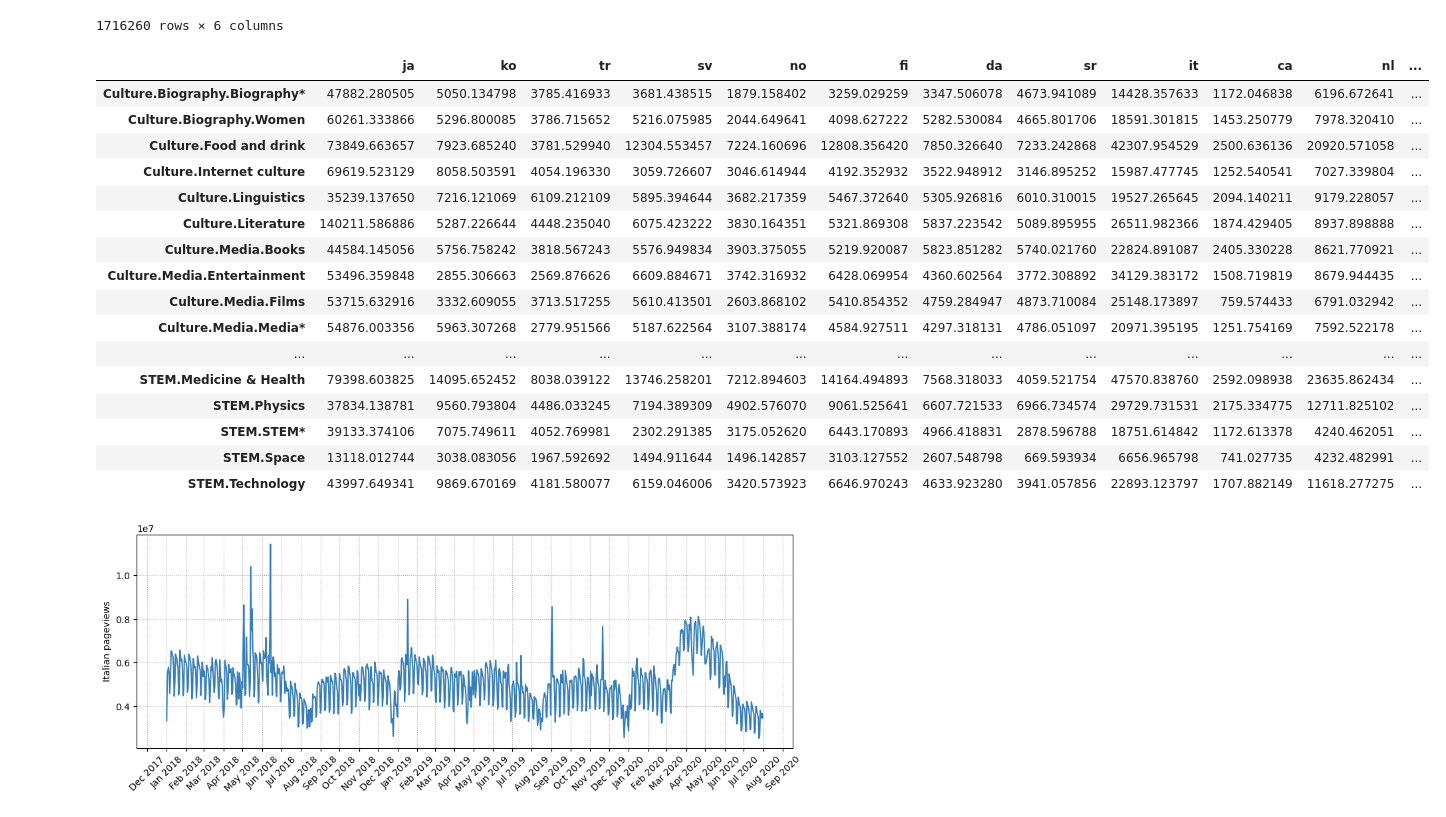
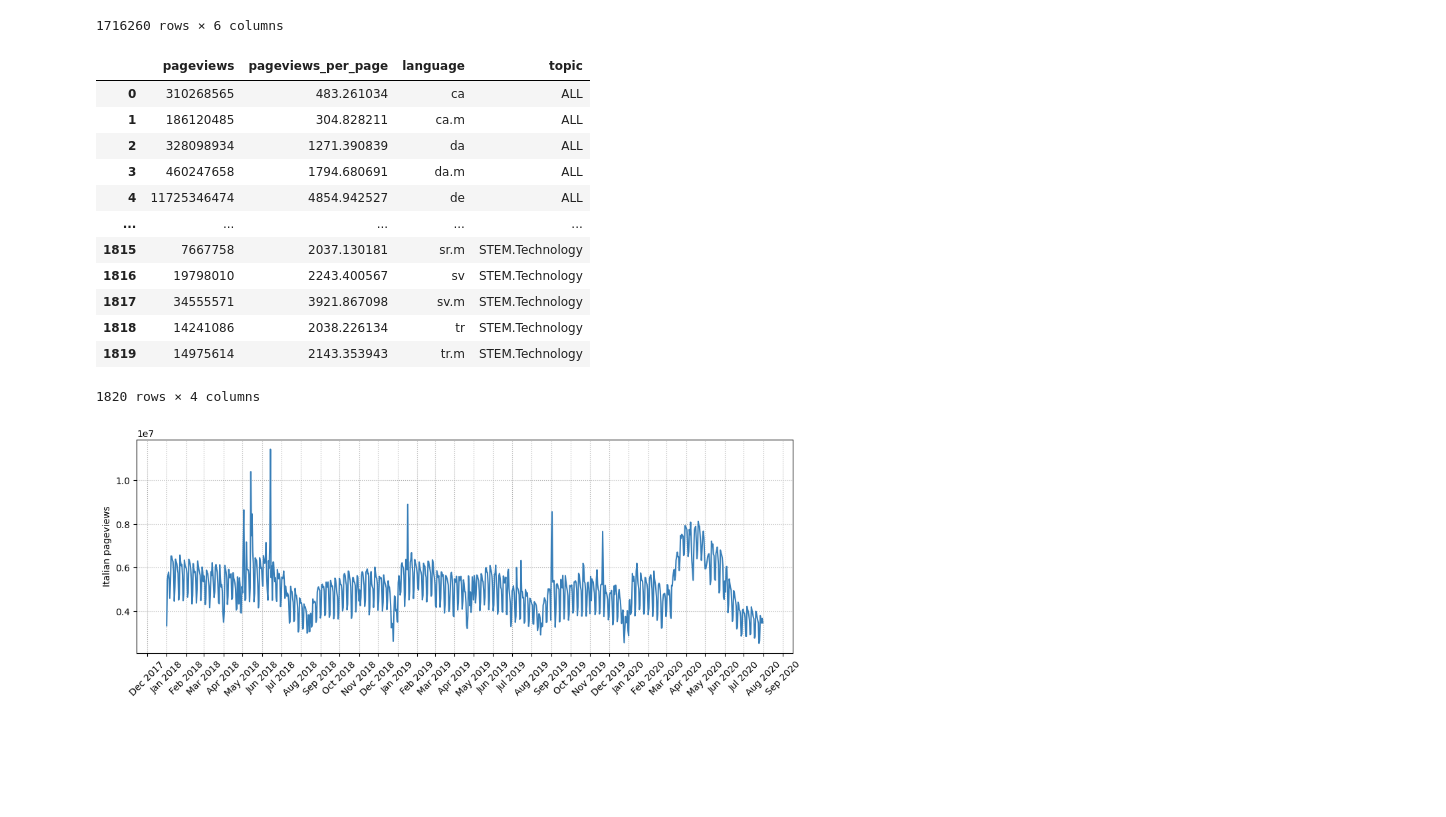
Before and after one commit to epfl-ada/ada-2023-project-rablashijupa, a Jupyter notebook: Wikipedia_Culture.ipynb, the cells around one changed output. Cells and saved outputs as stored; diff of their text form; code cells hidden in the pictures; blank space fills up the shorter version.

```diff
--- a/Wikipedia_Culture.ipynb
+++ b/Wikipedia_Culture.ipynb
@@ -50,7 +50,7 @@ for language in agg:
     topics_data = language_data['topics'] # dict with the timeseries of each topic
 
     if 0 in all_sum.values:
-        all_sum.replace(0, 1)
+        all_sum.replace(0, 1, inplace=True)
 
     for topic, topic_data in topics_data.items():
         topic_len = topic_data['len'] # number of articles for a topic
@@ -94,53 +94,32 @@ display(df_timeseries)
 | 1716259 | 661794 | 1.349735 | ko | 2020-07-31 | ALL | 1.000000 |
 1716260 rows × 6 columns
 # %%
-# Creating a dataframe to represent minmax normalized pageviews per page for each topic (by language)
-topics_dict = {}
-for key in lang_codes:
-    topics_dict[key] = {}
-    for topic in agg[key]['topics']:
-        if topic[:9] != "Geography":
-            series_desktop = pd.Series(agg[key]['topics'][topic]['sum'])
-            series_desktop.index = pd.to_datetime(series_desktop.index)
-            # series_desktop = series_desktop[series_desktop.index.year < 2020]
-
-            series_mobile = pd.Series(agg[key + '.m']['topics'][topic]['sum'])
-            series_mobile.index = pd.to_datetime(series_mobile.index)
-            # series_mobile = series_mobile[series_mobile.index.year < 2020]
-
-            topics_dict[key][topic] = (series_desktop.sum() + series_mobile.sum()) / agg[key]['topics'][topic]['len']
-
-        # last_two = ' '.join(re.split('\.| ', topic)[-2:])
-        # if last_two in country_region.keys() and key[:2] in country_region[last_two]:
-        #     topics_dict[key][topic] = None
-
-topics_df = pd.DataFrame.from_dict(topics_dict)
-
-# MinMax normalisation
-normalized_topics_df = np.log(topics_df)
-normalized_topics_df = (normalized_topics_df - normalized_topics_df.min()) / (normalized_topics_df.max() - normalized_topics_df.min())
-topics = topics_df.index
-
-display(topics_df)
-# topics_df.nlargest(3, 'ja')
+df_total = []
+groups = df_timeseries.groupby(['topic', 'language'])
+for (topic, language), group in groups:
+    total_pageviews = group['pageviews'].sum()
+    df_total.append({
+        'pageviews' : total_pageviews,
+        'pageviews_per_page': group['pageviews_per_page'].sum(),
+        'language' : language,
+        'topic': topic
+    })
+df_total = pd.DataFrame.from_dict(df_total)
+display(df_total)
 # %% [output]
-|  | ja | ko | tr | sv | no | fi | da | sr | it | ca | nl | ... |
-| Culture.Biography.Biography* | 47882.280505 | 5050.134798 | 3785.416933 | 3681.438515 | 1879.158402 | 3259.029259 | 3347.506078 | 4673.941089 | 14428.357633 | 1172.046838 | 6196.672641 | ... |
-| Culture.Biography.Women | 60261.333866 | 5296.800085 | 3786.715652 | 5216.075985 | 2044.649641 | 4098.627222 | 5282.530084 | 4665.801706 | 18591.301815 | 1453.250779 | 7978.320410 | ... |
-| Culture.Food and drink | 73849.663657 | 7923.685240 | 3781.529940 | 12304.553457 | 7224.160696 | 12808.356420 | 7850.326640 | 7233.242868 | 42307.954529 | 2500.636136 | 20920.571058 | ... |
-| Culture.Internet culture | 69619.523129 | 8058.503591 | 4054.196330 | 3059.726607 | 3046.614944 | 4192.352932 | 3522.948912 | 3146.895252 | 15987.477745 | 1252.540541 | 7027.339804 | ... |
-| Culture.Linguistics | 35239.137650 | 7216.121069 | 6109.212109 | 5895.394644 | 3682.217359 | 5467.372640 | 5305.926816 | 6010.310015 | 19527.265645 | 2094.140211 | 9179.228057 | ... |
-| Culture.Literature | 140211.586886 | 5287.226644 | 4448.235040 | 6075.423222 | 3830.164351 | 5321.869308 | 5837.223542 | 5089.895955 | 26511.982366 | 1874.429405 | 8937.898888 | ... |
-| Culture.Media.Books | 44584.145056 | 5756.758242 | 3818.567243 | 5576.949834 | 3903.375055 | 5219.920087 | 5823.851282 | 5740.021760 | 22824.891087 | 2405.330228 | 8621.770921 | ... |
-| Culture.Media.Entertainment | 53496.359848 | 2855.306663 | 2569.876626 | 6609.884671 | 3742.316932 | 6428.069954 | 4360.602564 | 3772.308892 | 34129.383172 | 1508.719819 | 8679.944435 | ... |
-| Culture.Media.Films | 53715.632916 | 3332.609055 | 3713.517255 | 5610.413501 | 2603.868102 | 5410.854352 | 4759.284947 | 4873.710084 | 25148.173897 | 759.574433 | 6791.032942 | ... |
-| Culture.Media.Media* | 54876.003356 | 5963.307268 | 2779.951566 | 5187.622564 | 3107.388174 | 4584.927511 | 4297.318131 | 4786.051097 | 20971.395195 | 1251.754169 | 7592.522178 | ... |
-| ... | ... | ... | ... | ... | ... | ... | ... | ... | ... | ... | ... | ... |
-| STEM.Medicine & Health | 79398.603825 | 14095.652452 | 8038.039122 | 13746.258201 | 7212.894603 | 14164.494893 | 7568.318033 | 4059.521754 | 47570.838760 | 2592.098938 | 23635.862434 | ... |
-| STEM.Physics | 37834.138781 | 9560.793804 | 4486.033245 | 7194.389309 | 4902.576070 | 9061.525641 | 6607.721533 | 6966.734574 | 29729.731531 | 2175.334775 | 12711.825102 | ... |
-| STEM.STEM* | 39133.374106 | 7075.749611 | 4052.769981 | 2302.291385 | 3175.052620 | 6443.170893 | 4966.418831 | 2878.596788 | 18751.614842 | 1172.613378 | 4240.462051 | ... |
-| STEM.Space | 13118.012744 | 3038.083056 | 1967.592692 | 1494.911644 | 1496.142857 | 3103.127552 | 2607.548798 | 669.593934 | 6656.965798 | 741.027735 | 4232.482991 | ... |
-| STEM.Technology | 43997.649341 | 9869.670169 | 4181.580077 | 6159.046006 | 3420.573923 | 6646.970243 | 4633.923280 | 3941.057856 | 22893.123797 | 1707.882149 | 11618.277275 | ... |
+|  | pageviews | pageviews_per_page | language | topic |
+| 0 | 310268565 | 483.261034 | ca | ALL |
+| 1 | 186120485 | 304.828211 | ca.m | ALL |
+| 2 | 328098934 | 1271.390839 | da | ALL |
+| 3 | 460247658 | 1794.680691 | da.m | ALL |
+| 4 | 11725346474 | 4854.942527 | de | ALL |
+| ... | ... | ... | ... | ... |
+| 1815 | 7667758 | 2037.130181 | sr.m | STEM.Technology |
+| 1816 | 19798010 | 2243.400567 | sv | STEM.Technology |
+| 1817 | 34555571 | 3921.867098 | sv.m | STEM.Technology |
+| 1818 | 14241086 | 2038.226134 | tr | STEM.Technology |
+| 1819 | 14975614 | 2143.353943 | tr.m | STEM.Technology |
+1820 rows × 4 columns
 # %%
 italy = df_timeseries[(df_timeseries.language == 'it') & (df_timeseries.topic == 'ALL')]
 fig = plt.figure(constrained_layout=False, figsize=(28,10))
```
Also changed, not shown: parts of 1 cell of this notebook.
